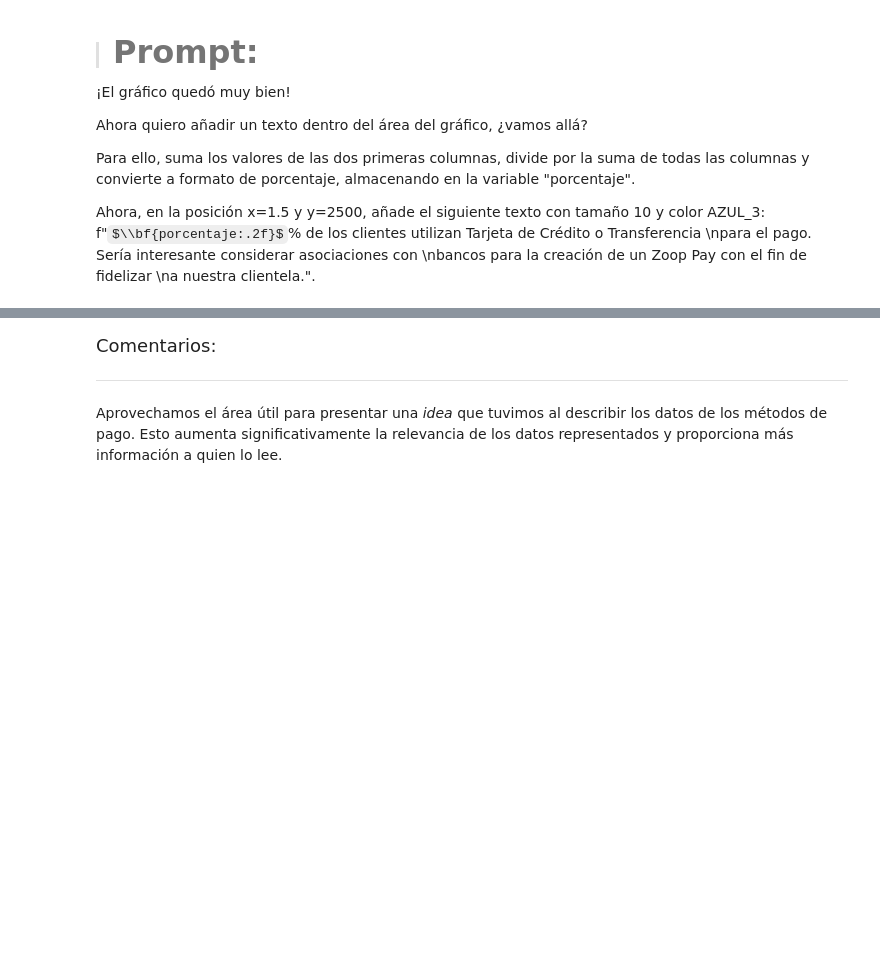
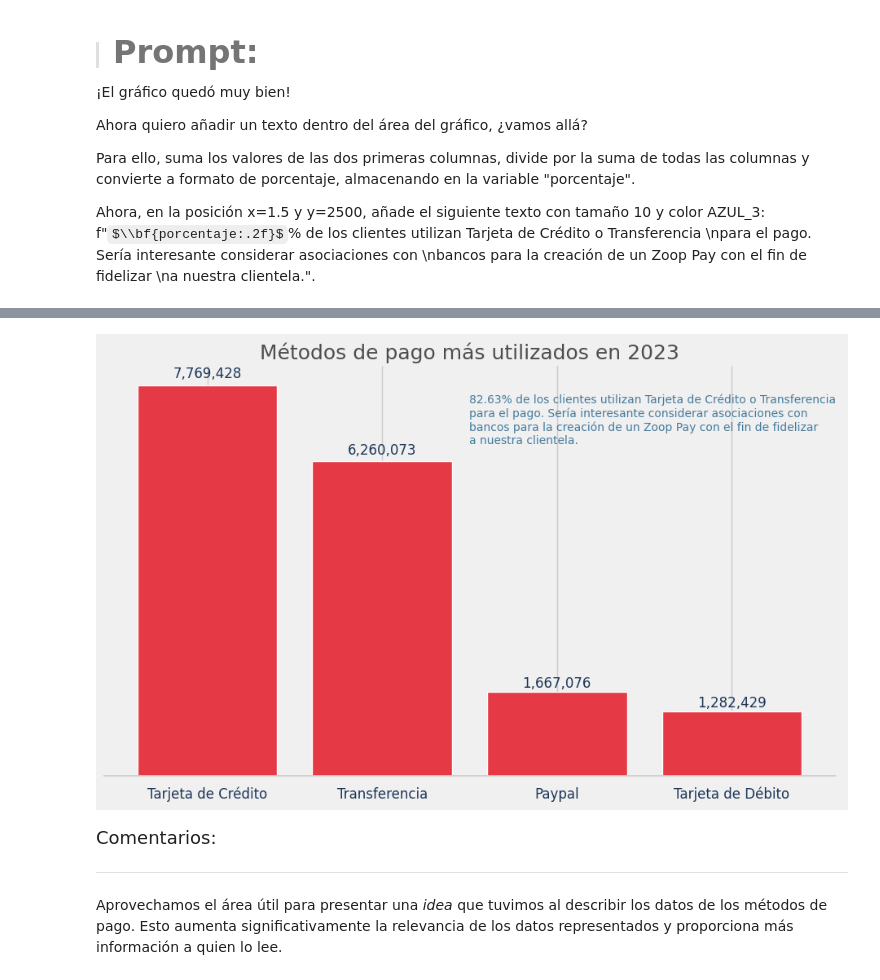
Before and after one commit to gloriagutierrez2025/IA-aplicada-a-la-ciencia-de-datos, a Jupyter notebook: IA_aplicada_a_ciencia_de_datos.ipynb, the cells around one changed output, grey strips where cells are left out. Drawn from its saved outputs; the diff is of its cells as text; code cells hidden in the pictures; some formulas as TeX source; blank space fills up the shorter version.

```diff
--- a/IA_aplicada_a_ciencia_de_datos.ipynb
+++ b/IA_aplicada_a_ciencia_de_datos.ipynb
@@ -1112,3 +1176,73 @@ Ahora, en la posición x=1.5 y y=2500, añade el siguiente texto con tamaño 10
+# %%
+import pandas as pd
+import matplotlib.pyplot as plt
+
+# Colores de identidad visual
+GRIS_1 = '#F0F0F0'
+GRIS_5 = '#4D4D4D'
+ROJO_1 = '#E63946'
+AZUL_1 = '#1D3557'
+AZUL_3 = '#457B9D'
+
+# Aseguramos el formato de fecha y filtramos 2023
+df['fecha'] = pd.to_datetime(df['fecha'])
+df_2023 = df[df['fecha'].dt.year == 2023]
+
+# Agrupar facturación por método de pago
+ventas_por_metodo = df_2023.groupby('metodo_pago')['facturacion'].sum().sort_values(ascending=False)
+
+# Calcular porcentaje de los 2 métodos principales
+top_2_suma = ventas_por_metodo.iloc[0:2].sum()
+total_suma = ventas_por_metodo.sum()
+porcentaje = (top_2_suma / total_suma) * 100
+
+# Crear figura y ejes
+plt.figure(figsize=(10, 6), facecolor=GRIS_1)
+ax = plt.gca()
+ax.set_facecolor(GRIS_1)
+
+# Dibujar barras
+bars = plt.bar(ventas_por_metodo.index, ventas_por_metodo.values, color=ROJO_1)
+
+# Título
+plt.title('Métodos de pago más utilizados en 2023', fontsize=18, color=GRIS_5)
+
+# Estilizar eje X
+plt.xticks(fontsize=12, color=AZUL_1)
+plt.xlabel('', fontsize=12, color=AZUL_1)
+
+# Quitar eje Y y bordes
+plt.yticks([])
+plt.ylabel('')
+ax.spines['top'].set_visible(False)
+ax.spines['right'].set_visible(False)
+ax.spines['left'].set_visible(False)
+
+# Posición automática del texto (encima de la barra más alta)
+y_text = ventas_por_metodo.max() * 0.85  #  por encima
+
+# Texto descriptivo
+texto = (
+    f"{porcentaje:.2f}% de los clientes utilizan Tarjeta de Crédito o Transferencia \n"
+    f"para el pago. Sería interesante considerar asociaciones con \n"
+    f"bancos para la creación de un Zoop Pay con el fin de fidelizar \n"
+    f"a nuestra clientela."
+)
+
+# Mostrar el texto dentro del área del gráfico
+plt.text(x=1.5, y=y_text, s=texto, fontsize=10, color=AZUL_3)
+
+# Mostrar totales sobre cada barra
+for bar in bars:
+    height = bar.get_height()
+    plt.text(bar.get_x() + bar.get_width()/2, height + height*0.01,
+             f'{int(height):,}', ha='center', va='bottom',
+             fontsize=12, color=AZUL_1)
+
+plt.tight_layout()
+plt.show()
+# %% [output]
+[figure, added]
 # %% [markdown]
 <font color="7b71ff" size=4> Comentarios: </font>
 
```
Also changed, not shown: parts of 1 cell of this notebook.
